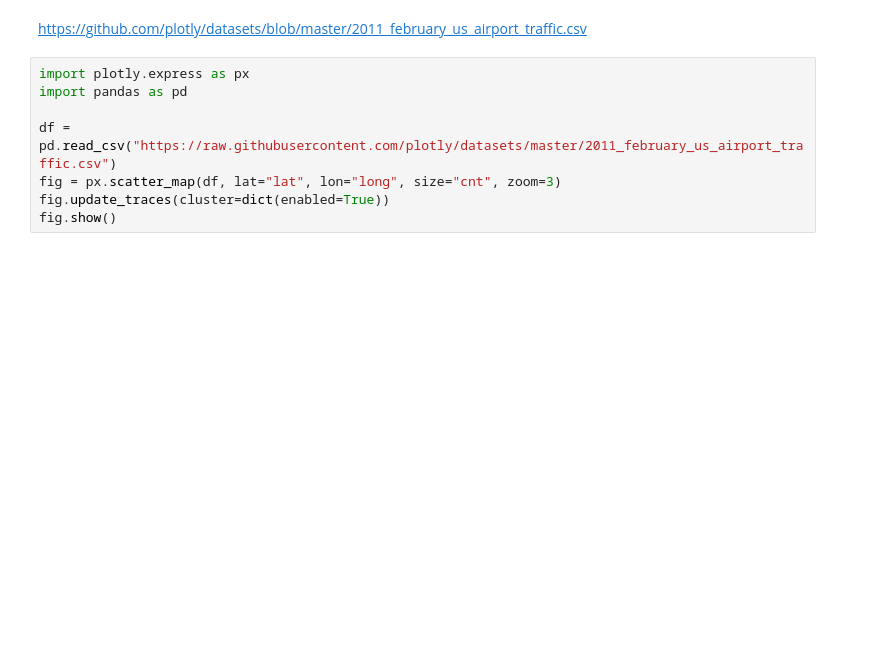
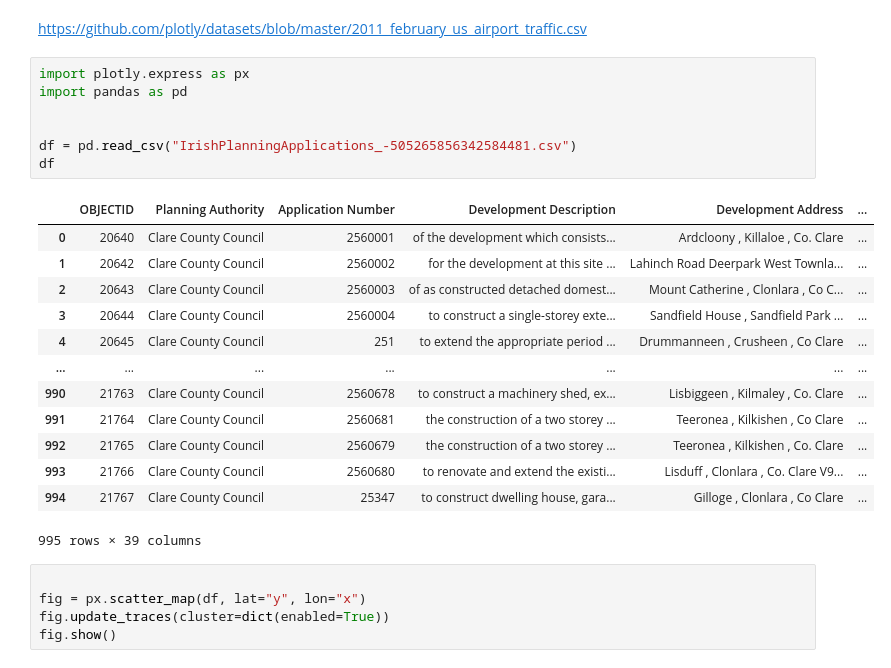
Before and after one commit to FaolanH/programming-for-data-analytics, a Jupyter notebook: pfda-my-work/maptest.ipynb, the cells around one changed output. Cells and saved outputs as stored; diff of their text form; blank space fills up the shorter version.

Commit message:
Adding in the csv, figuring out which columns I will need and what questions to be answered

```diff
--- a/pfda-my-work/maptest.ipynb
+++ b/pfda-my-work/maptest.ipynb
@@ -82,11 +82,29 @@ fig = px.scatter_map(df, lat="centroid_lat", lon="centroid_lon",     color="peak
 fig.show()
 # %% [markdown]
 https://github.com/plotly/datasets/blob/master/2011_february_us_airport_traffic.csv
+# %%
+import plotly.express as px
+import pandas as pd
+
+
+df = pd.read_csv("IrishPlanningApplications_-505265856342584481.csv")
+df
+# %% [output]
+|  | OBJECTID | Planning Authority | Application Number | Development Description | Development Address | ... |
+| 0 | 20640 | Clare County Council | 2560001 | of the development which consists... | Ardcloony , Killaloe , Co. Clare | ... |
+| 1 | 20642 | Clare County Council | 2560002 | for the development at this site ... | Lahinch Road Deerpark West Townla... | ... |
+| 2 | 20643 | Clare County Council | 2560003 | of as constructed detached domest... | Mount Catherine , Clonlara , Co C... | ... |
+| 3 | 20644 | Clare County Council | 2560004 | to construct a single-storey exte... | Sandfield House , Sandfield Park ... | ... |
+| 4 | 20645 | Clare County Council | 251 | to extend the appropriate period ... | Drummanneen , Crusheen , Co Clare | ... |
+| ... | ... | ... | ... | ... | ... | ... |
+| 990 | 21763 | Clare County Council | 2560678 | to construct a machinery shed, ex... | Lisbiggeen , Kilmaley , Co. Clare | ... |
+| 991 | 21764 | Clare County Council | 2560681 | the construction of a two storey ... | Teeronea , Kilkishen , Co Clare | ... |
+| 992 | 21765 | Clare County Council | 2560679 | the construction of a two storey ... | Teeronea , Kilkishen , Co. Clare | ... |
+| 993 | 21766 | Clare County Council | 2560680 | to renovate and extend the existi... | Lisduff , Clonlara , Co. Clare V9... | ... |
+| 994 | 21767 | Clare County Council | 25347 | to construct dwelling house, gara... | Gilloge , Clonlara , Co Clare | ... |
+995 rows × 39 columns
 # %%
-import plotly.express as px
-import pandas as pd
 
-df = pd.read_csv("https://raw.githubusercontent.com/plotly/datasets/master/2011_february_us_airport_traffic.csv")
-fig = px.scatter_map(df, lat="lat", lon="long", size="cnt", zoom=3)
+fig = px.scatter_map(df, lat="y", lon="x")
 fig.update_traces(cluster=dict(enabled=True))
 fig.show()
```
Also changed, not shown: parts of 1 cell of this notebook, 2 other files.
